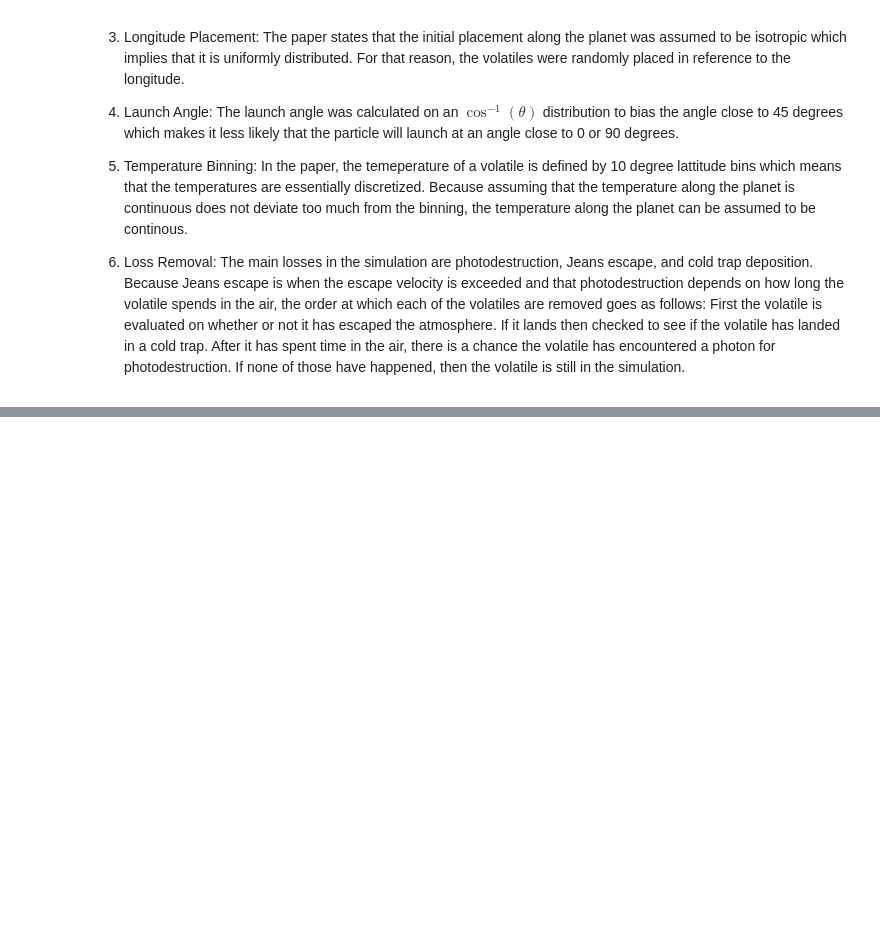
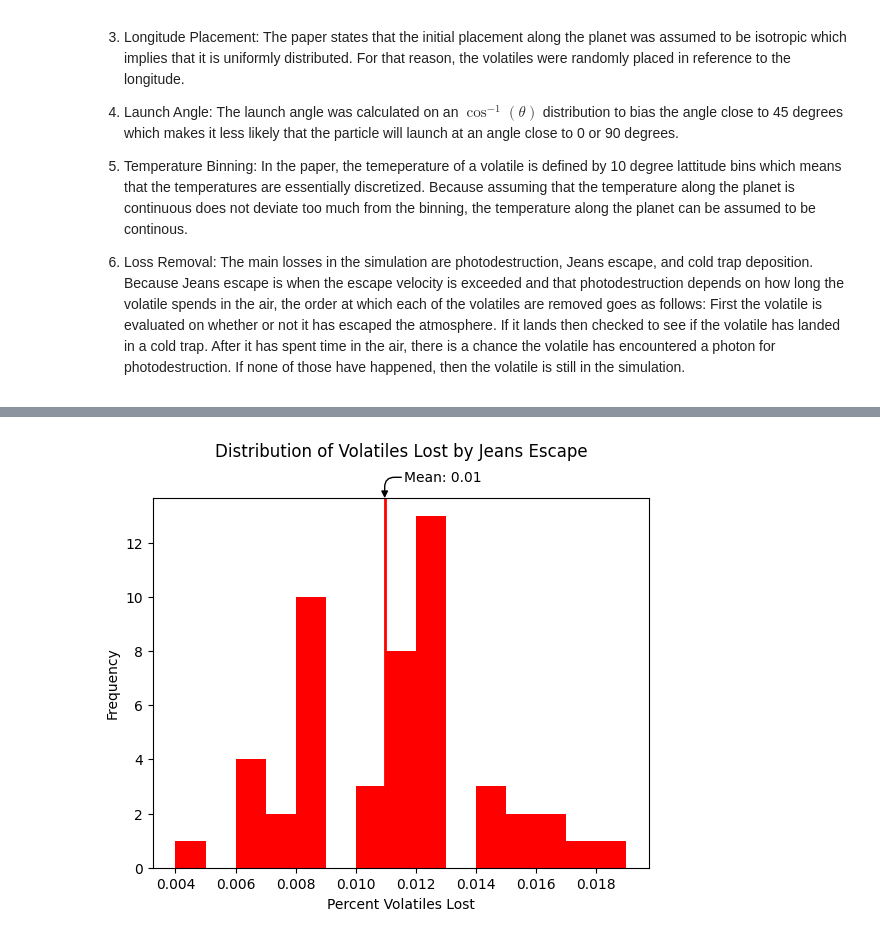
Before and after one commit to olincollege/scicomp-p2-migration, a Jupyter notebook: migration.ipynb, the cells around one changed output, grey strips where cells are left out. Saved outputs shown, nothing was run; the diff lists cells and outputs as text; code cells hidden in the pictures; blank space fills up the shorter version.

```diff
--- a/migration.ipynb
+++ b/migration.ipynb
@@ -112,3 +85,17 @@ plt.title("Average Method of Volatile Loss");
+# %%
+model.plot_histogram(jean_stats, "red", 15);
+plt.title("Distribution of Volatiles Lost by Jeans Escape", pad=30);
+plt.xlabel("Percent Volatiles Lost");
+plt.ylabel("Frequency");
+plt.axvline(jeans_mean/1000, color='red', linewidth=2);
+plt.annotate("Mean: {:0.2f}".format(jeans_mean/1000), xy=[jeans_mean/1000, 1], xytext=(14, 15),
+            xycoords=("data", "axes fraction"), textcoords="offset points",
+            horizontalalignment="left", verticalalignment="center",
+            arrowprops=dict(arrowstyle="-|>", fc="black", shrinkA=0, shrinkB=0,
+                            connectionstyle="angle,angleA=0,angleB=90,rad=10"),
+            );
+# %% [output]
+[figure, added]
 # %%
 model.point_cloud(jeans_phi, jeans_theta, cold_phi, cold_theta, photo_phi, photo_theta);
 plt.title("Point Cloud of Volatiles");
```
Also changed, not shown: parts of 11 cells of this notebook, 2 other files.
